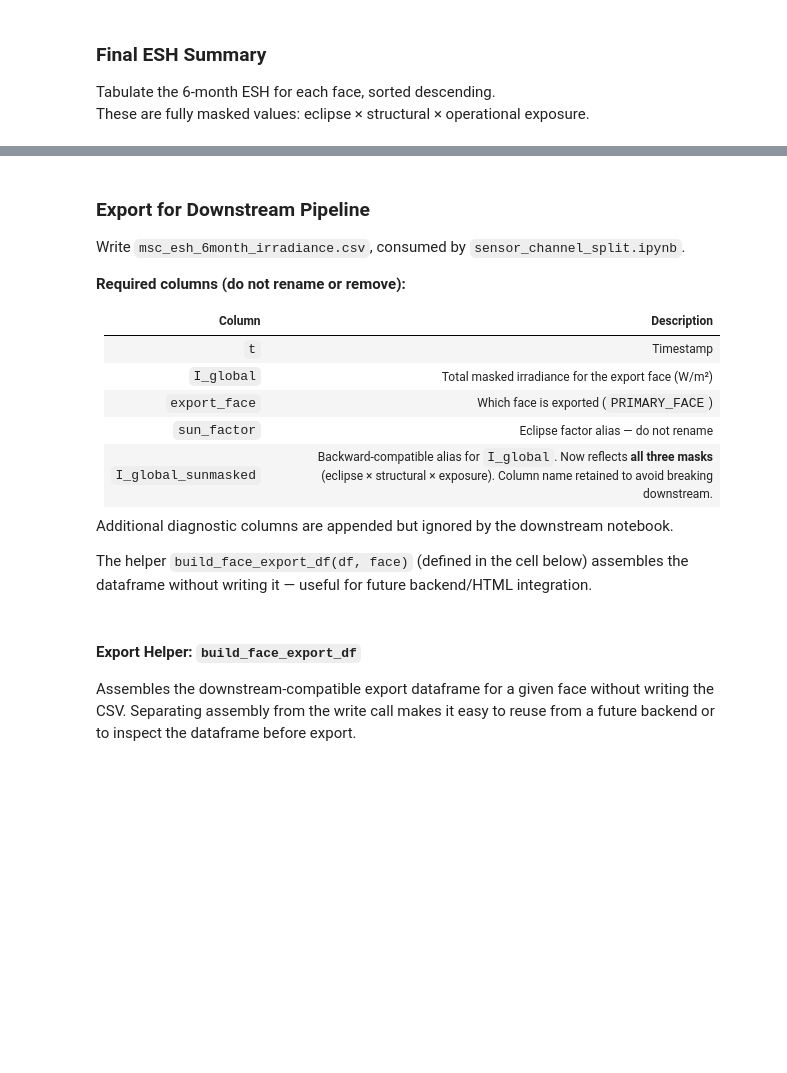
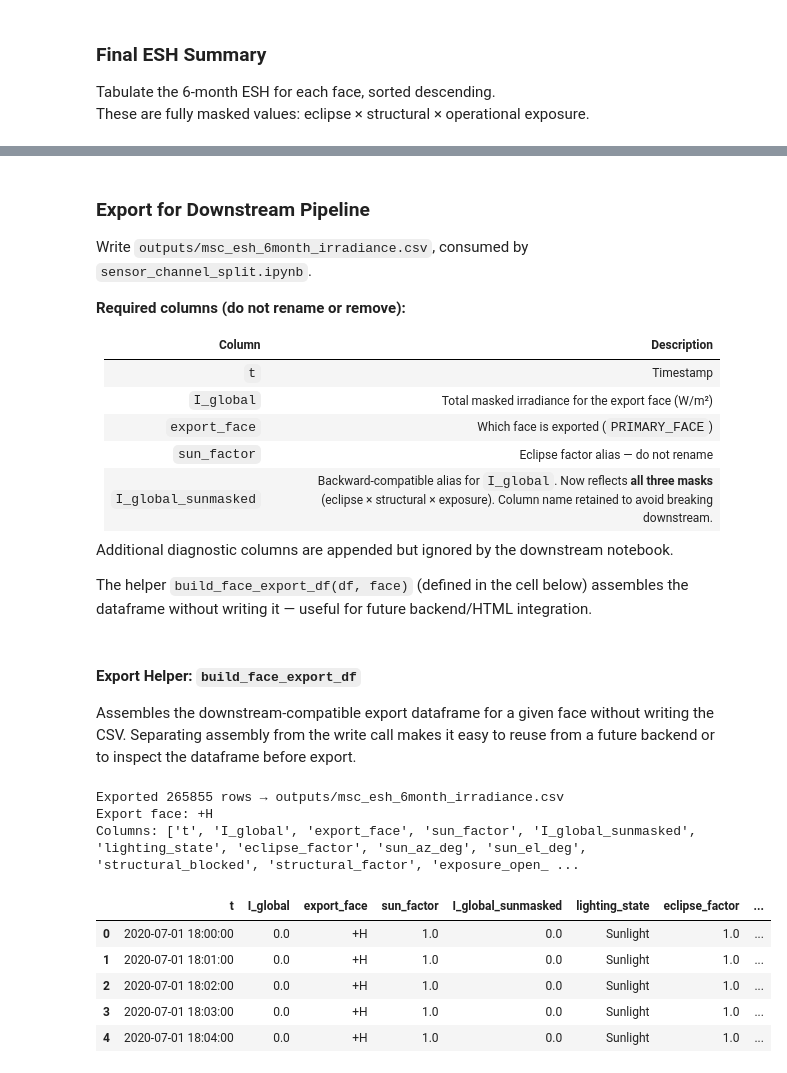
Before and after one commit to Tavishkaarora/esh-sim, a Jupyter notebook: simulation/msc-esh-6-month-sim/esh_final_simulation.ipynb, the cells around one changed output, grey strips where cells are left out. Drawn from its saved outputs; the diff is of its cells as text; code cells hidden in the pictures; blank space fills up the shorter version.

```diff
--- a/simulation/msc-esh-6-month-sim/esh_final_simulation.ipynb
+++ b/simulation/msc-esh-6-month-sim/esh_final_simulation.ipynb
@@ -494,9 +606,16 @@ Replace with real MSC face orientations (tilt angles, cant, mounting face) when
 # %%
+_face_normals_raw = {
+    "+R": np.array([-0.15,  0.00,  0.99]),
+    "-R": np.array([-0.94,  0.25,  0.25]),
+    "+T": np.array([-0.24,  0.95,  0.20]),
+    "-T": np.array([-0.24, -0.95,  0.20]),
+    "+H": np.array([-0.24,  0.20,  0.95]),
+    "-H": np.array([-0.24,  0.20, -0.95]),
+}
+
 face_normals = {
-    "+R": np.array([1.0, 0.0, 0.0]),
-    "-R": np.array([-1.0, 0.0, 0.0]),
-    "+T": np.array([0.0, 1.0, 0.0]),
-    "-T": np.array([0.0,-1.0, 0.0]),
-    "+H": np.array([0.0, 0.0, 1.0]),
-    "-H": np.array([0.0, 0.0,-1.0]),
+    face: normal / np.linalg.norm(normal)
+    for face, normal in _face_normals_raw.items()
 }
+
+face_normals
@@ -1135,7 +1372,7 @@ plt.show()
 # %% [markdown]
 ### Export for Downstream Pipeline
 
-Write `msc_esh_6month_irradiance.csv`, consumed by `sensor_channel_split.ipynb`.
+Write `outputs/msc_esh_6month_irradiance.csv`, consumed by `sensor_channel_split.ipynb`.
 
 **Required columns (do not rename or remove):**
 
@@ -1227,20 +1464,30 @@ def build_face_export_df(df, face, valid_faces=None):
 # %%
 # --- EXPORT: Face irradiance time-series for downstream pipeline ---
 # Calls build_face_export_df() to assemble the dataframe, then writes the CSV.
 # The function is defined in the cell above — modify schema there, not here.
 #
 # Required downstream columns (sensor_channel_split.ipynb reads these):
 #   t, I_global, export_face, sun_factor, I_global_sunmasked
 #
 # Additional diagnostic columns are appended but do NOT affect downstream.
 
-EXPORT_PATH = "msc_esh_6month_irradiance.csv"
+EXPORT_PATH = "outputs/msc_esh_6month_irradiance.csv"
 EXPORT_FACE = PRIMARY_FACE   # set in User Configuration section above
 
 export_df = build_face_export_df(df, EXPORT_FACE, valid_faces=VALID_FACES)
 export_df.to_csv(EXPORT_PATH, index=False)
 
 print(f"Exported {len(export_df)} rows → {EXPORT_PATH}")
 print("Export face:", EXPORT_FACE)
 print("Columns:", list(export_df.columns))
 export_df.head()
+# %% [output]
+Exported 265855 rows → outputs/msc_esh_6month_irradiance.csv
+Export face: +H
+Columns: ['t', 'I_global', 'export_face', 'sun_factor', 'I_global_sunmasked', 'lighting_state', 'eclipse_factor', 'sun_az_deg', 'sun_el_deg', 'structural_blocked', 'structural_factor', 'exposure_open_ ...
+|  | t | I_global | export_face | sun_factor | I_global_sunmasked | lighting_state | eclipse_factor | ... |
+| 0 | 2020-07-01 18:00:00 | 0.0 | +H | 1.0 | 0.0 | Sunlight | 1.0 | ... |
+| 1 | 2020-07-01 18:01:00 | 0.0 | +H | 1.0 | 0.0 | Sunlight | 1.0 | ... |
+| 2 | 2020-07-01 18:02:00 | 0.0 | +H | 1.0 | 0.0 | Sunlight | 1.0 | ... |
+| 3 | 2020-07-01 18:03:00 | 0.0 | +H | 1.0 | 0.0 | Sunlight | 1.0 | ... |
+| 4 | 2020-07-01 18:04:00 | 0.0 | +H | 1.0 | 0.0 | Sunlight | 1.0 | ... |
```
Also changed, not shown: parts of 43 cells of this notebook, 21 other files.
